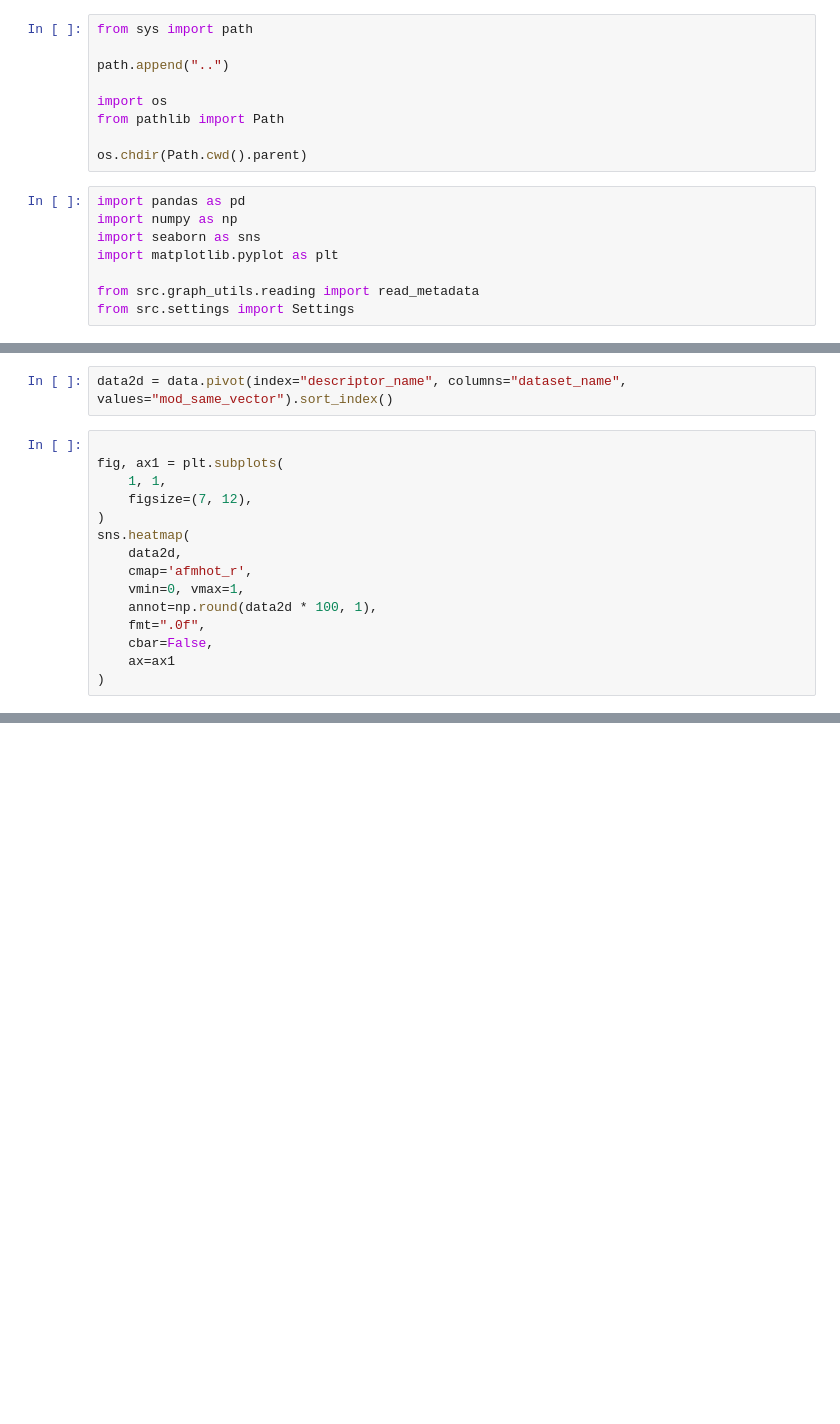
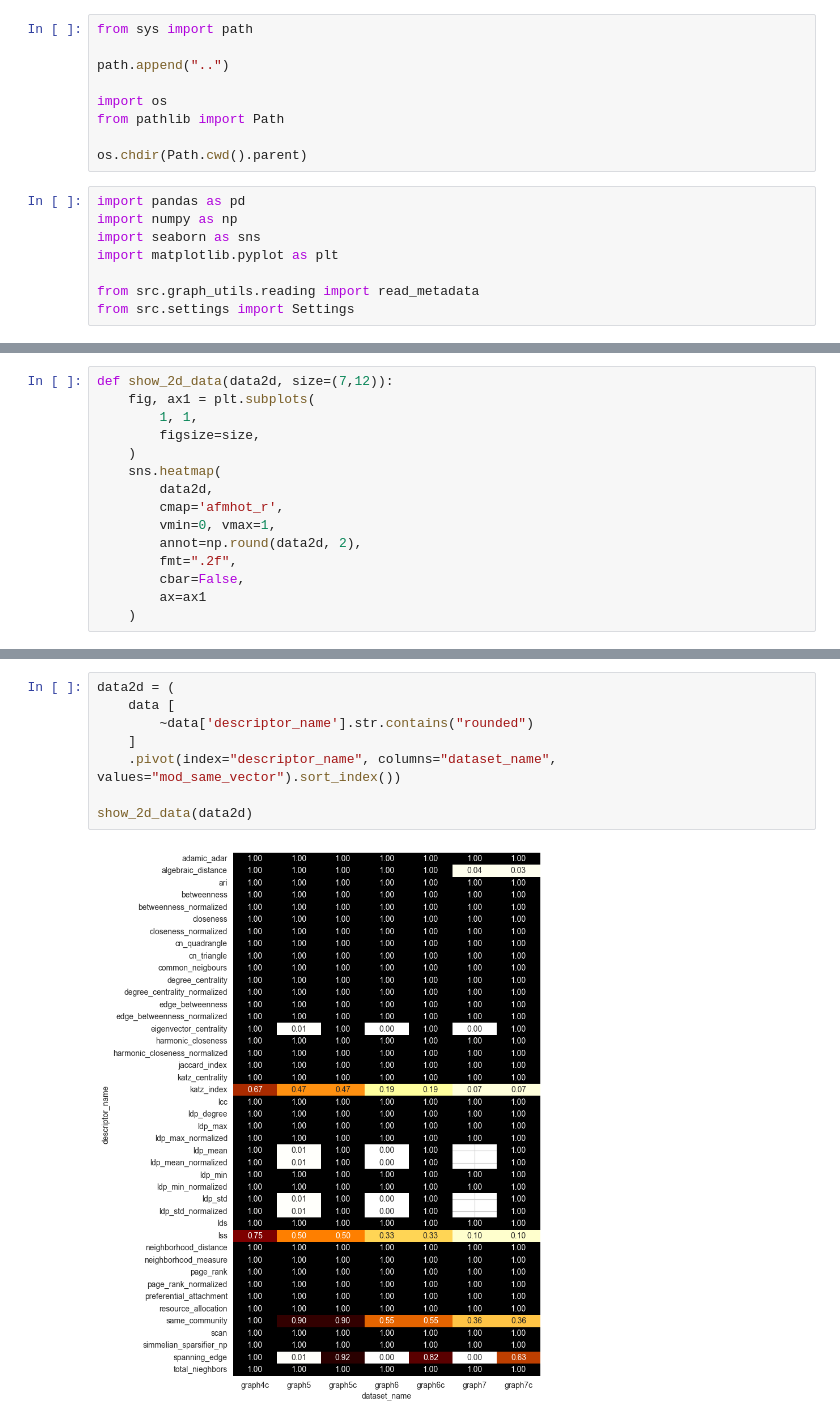
Before and after one commit to Kujonick/Analysis-of-graph-topological-descriptors-for-the-graph-isomorphism-problem, a Jupyter notebook: notebooks/show_isomorphism_test.ipynb, the cells around one changed output, grey strips where cells are left out. Saved outputs shown, nothing was run; the diff lists cells and outputs as text; blank space fills up the shorter version.

```diff
--- a/notebooks/show_isomorphism_test.ipynb
+++ b/notebooks/show_isomorphism_test.ipynb
@@ -21,17 +35,15 @@ data
-# %%
-data2d = data.pivot(index="descriptor_name", columns="dataset_name", values="mod_same_vector").sort_index()
 # %%
-
-fig, ax1 = plt.subplots(
-    1, 1,
-    figsize=(7, 12),
-)
-sns.heatmap(
-    data2d,
-    cmap='afmhot_r',
-    vmin=0, vmax=1,
-    annot=np.round(data2d * 100, 1),
-    fmt=".0f",
-    cbar=False,
-    ax=ax1
-)
+def show_2d_data(data2d, size=(7,12)):
+    fig, ax1 = plt.subplots(
+        1, 1,
+        figsize=size,
+    )
+    sns.heatmap(
+        data2d,
+        cmap='afmhot_r',
+        vmin=0, vmax=1,
+        annot=np.round(data2d, 2),
+        fmt=".2f",
+        cbar=False,
+        ax=ax1
+    )
@@ -37,0 +126,10 @@ sns.heatmap(
+# %%
+data2d = (
+    data [
+        ~data['descriptor_name'].str.contains("rounded")
+    ]
+    .pivot(index="descriptor_name", columns="dataset_name", values="mod_same_vector").sort_index())
+
+show_2d_data(data2d)
+# %% [output]
+[figure, added]
```
Also changed, not shown: parts of 7 cells of this notebook.
